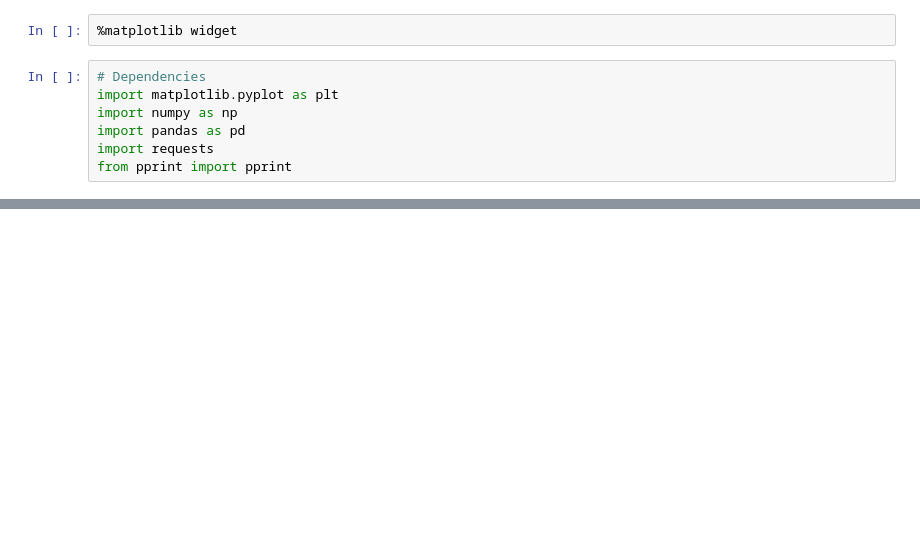
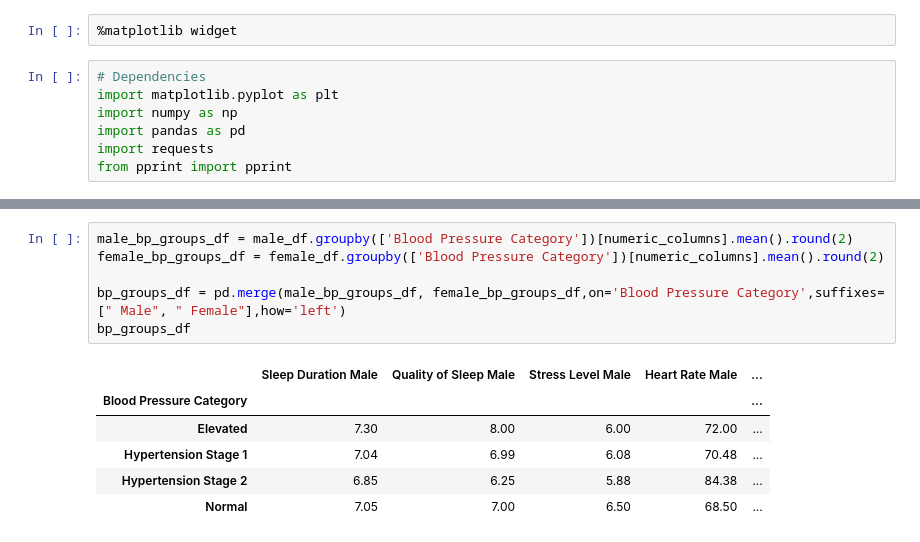
Before and after one commit to rfe123/umn_data_project_001, a Jupyter notebook: src/histogram_data.ipynb, the cells around one changed output, grey strips where cells are left out. Cells and saved outputs as stored; diff of their text form; blank space fills up the shorter version.

```diff
--- a/src/histogram_data.ipynb
+++ b/src/histogram_data.ipynb
@@ -23,0 +62,13 @@ sleep_health_df.head()
+# %%
+male_bp_groups_df = male_df.groupby(['Blood Pressure Category'])[numeric_columns].mean().round(2)
+female_bp_groups_df = female_df.groupby(['Blood Pressure Category'])[numeric_columns].mean().round(2)
+
+bp_groups_df = pd.merge(male_bp_groups_df, female_bp_groups_df,on='Blood Pressure Category',suffixes=[" Male", " Female"],how='left')
+bp_groups_df
+# %% [output]
+|  | Sleep Duration Male | Quality of Sleep Male | Stress Level Male | Heart Rate Male | ... |
+| Blood Pressure Category |  |  |  |  | ... |
+| Elevated | 7.30 | 8.00 | 6.00 | 72.00 | ... |
+| Hypertension Stage 1 | 7.04 | 6.99 | 6.08 | 70.48 | ... |
+| Hypertension Stage 2 | 6.85 | 6.25 | 5.88 | 84.38 | ... |
+| Normal | 7.05 | 7.00 | 6.50 | 68.50 | ... |
```
Also changed, not shown: parts of 8 cells of this notebook.
